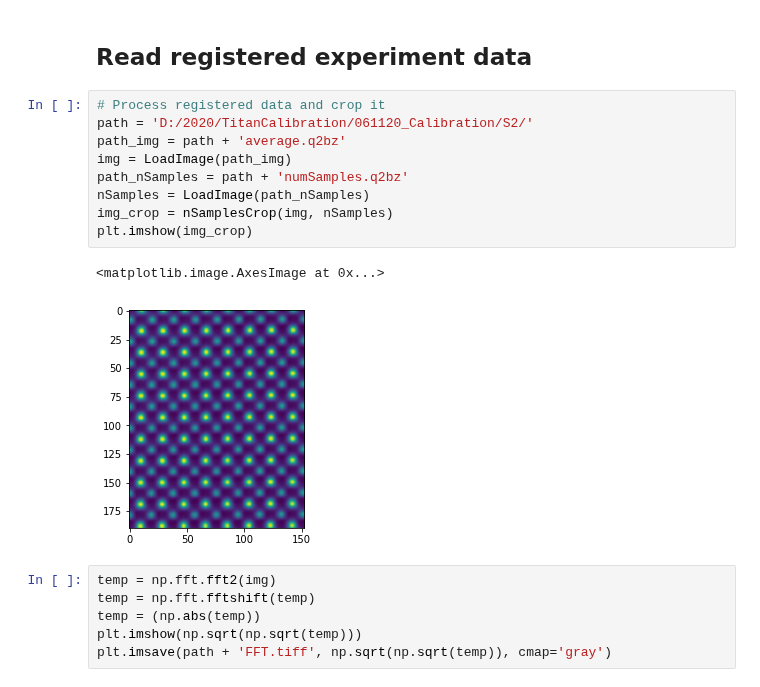
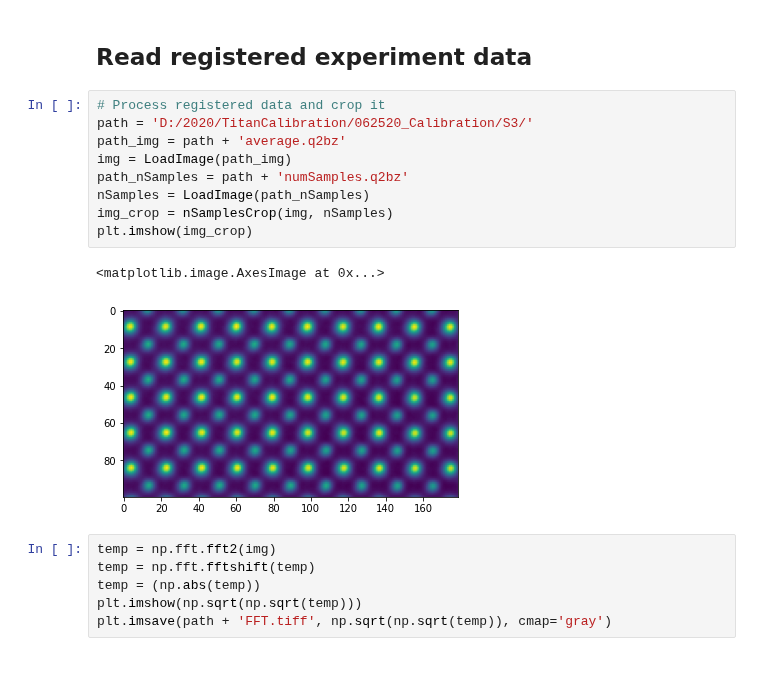
Before and after one commit to CY-Zhang/PyProcessingCodes, a Jupyter notebook: Calibrations/SourceSizeCalibration.ipynb, the cells around one changed output. Cells and saved outputs as stored; diff of their text form.

```diff
--- a/Calibrations/SourceSizeCalibration.ipynb
+++ b/Calibrations/SourceSizeCalibration.ipynb
@@ -13,16 +13,16 @@ import glob
 ## Read registered experiment data
 # %%
 # Process registered data and crop it
-path = 'D:/2020/TitanCalibration/061120_Calibration/S2/'
+path = 'D:/2020/TitanCalibration/062520_Calibration/S3/'
 path_img = path + 'average.q2bz'
 img = LoadImage(path_img)
 path_nSamples = path + 'numSamples.q2bz'
 nSamples = LoadImage(path_nSamples)
 img_crop = nSamplesCrop(img, nSamples)
 plt.imshow(img_crop)
 # %% [output]
 <matplotlib.image.AxesImage at 0x...>
-[figure, old version]
+[figure, new version]
 # %%
 temp = np.fft.fft2(img)
 temp = np.fft.fftshift(temp)
```
Also changed, not shown: parts of 7 cells of this notebook, 4 other files.
